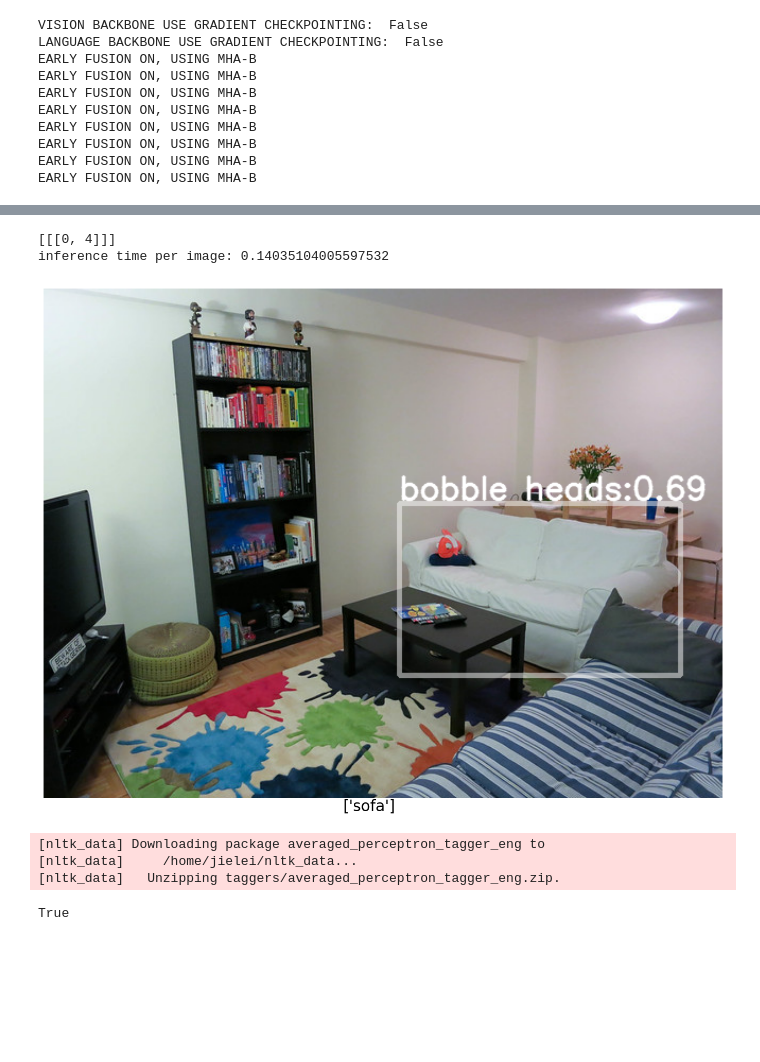
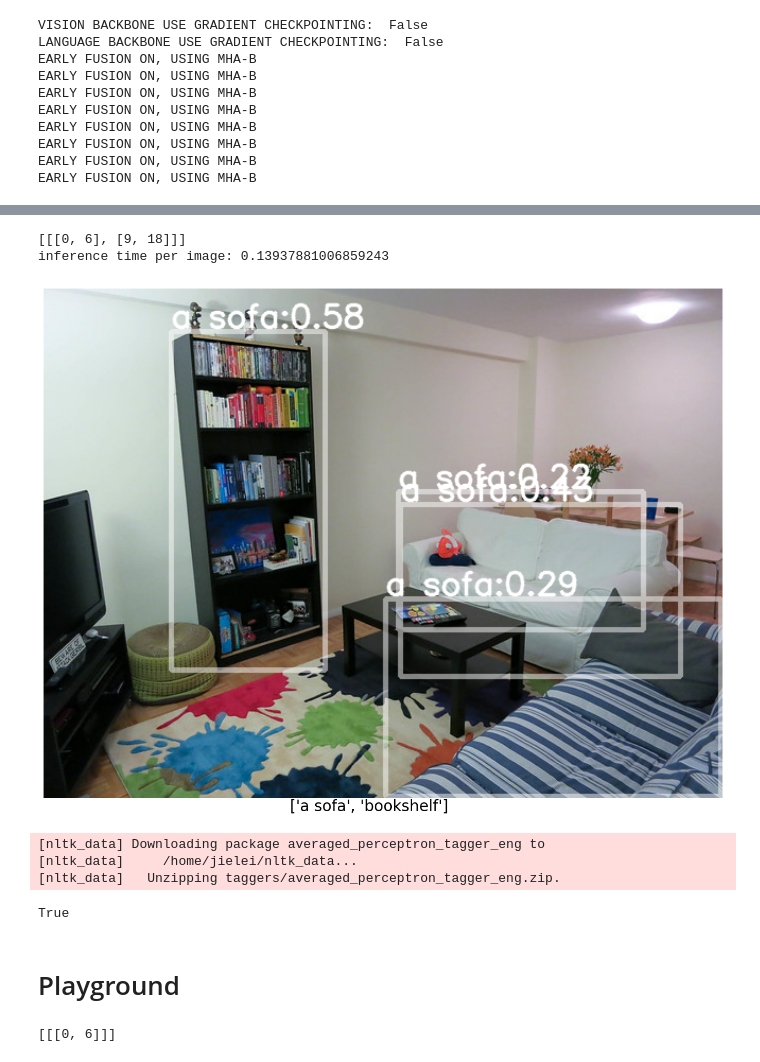
Before and after one commit to jayleicn/MQ-Det, a Jupyter notebook: glip_demo.ipynb, the cells around one changed output, grey strips where cells are left out. Saved outputs shown, nothing was run; the diff lists cells and outputs as text; code cells hidden in the pictures; blank space fills up the shorter version.

Commit message:
enable vision-text or text-only demo

```diff
--- a/glip_demo.ipynb
+++ b/glip_demo.ipynb
@@ -73,3 +72,10 @@ EARLY FUSION ON, USING MHA-B
 EARLY FUSION ON, USING MHA-B
 EARLY FUSION ON, USING MHA-B
 EARLY FUSION ON, USING MHA-B
+# %%
+image = load('http://farm4.staticflickr.com/3693/9472793441_b7822c00de_z.jpg')
+# caption = 'bobble heads on top of the shelf'
+caption = ["a sofa",]
+glip_demo.entities = ["a sofa",]
+result, _ = glip_demo.run_on_web_image(image, caption, 0.4)
+imshow(result, caption)
@@ -76,13 +86,14 @@ EARLY FUSION ON, USING MHA-B
 # %%
 image = load('http://farm4.staticflickr.com/3693/9472793441_b7822c00de_z.jpg')
 # caption = 'bobble heads on top of the shelf'
-caption = ["sofa"]
-result, _ = glip_demo.run_on_web_image(image, caption, 0.5)
+caption = ["a sofa", "bookshelf"]
+glip_demo.entities = ["a sofa", "bookshelf"]
+result, _ = glip_demo.run_on_web_image(image, caption, 0.2)
 imshow(result, caption)
 # %% [output]
-[[[0, 4]]]
-inference time per image: 0.14035104005597532
+[[[0, 6], [9, 18]]]
+inference time per image: 0.13937881006859243
-[figure, old version]
+[figure, new version]
 # %%
 import nltk
 # %%
@@ -93,3 +104,5 @@ nltk.download('averaged_perceptron_tagger_eng')
 [nltk_data]     /home/jielei/nltk_data...
 [nltk_data]   Unzipping taggers/averaged_perceptron_tagger_eng.zip.
 True
+# %% [markdown]
+# Playground
@@ -95,0 +111,21 @@ True
+# %%
+original_caption = ["a sofa",]
+
+# we directly provided a list of category names
+caption_string = ""
+tokens_positive = []
+seperation_tokens = " . "
+for word in original_caption:
+
+    tokens_positive.append([len(caption_string), len(caption_string) + len(word)])
+    caption_string += word
+    caption_string += seperation_tokens
+
+tokenized = glip_demo.tokenizer([caption_string], return_tensors="pt")
+tokens_positive = [tokens_positive]
+
+original_caption = caption_string
+print(tokens_positive)
+positive_map = create_positive_map(tokenized, tokens_positive)
+# %% [output]
+[[[0, 6]]]
```
Also changed, not shown: parts of 11 cells of this notebook, 7 other files.
